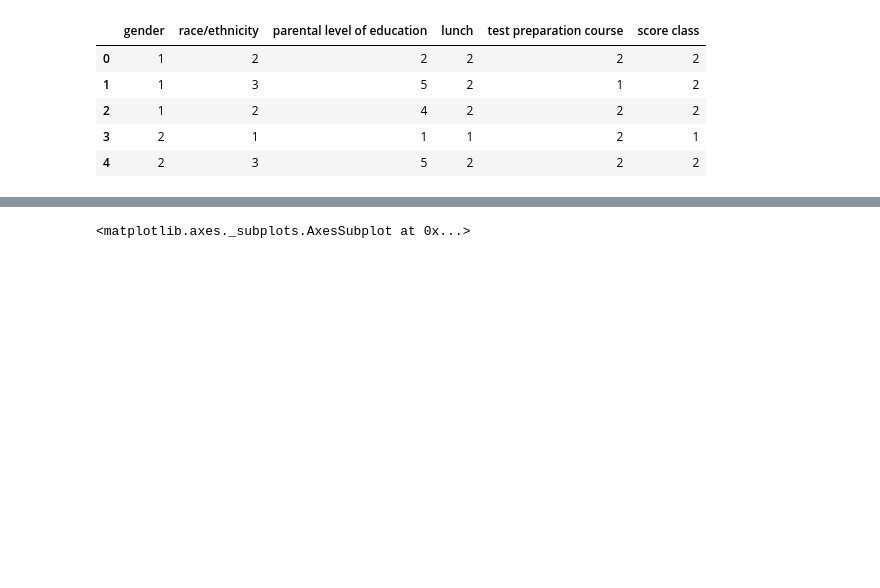
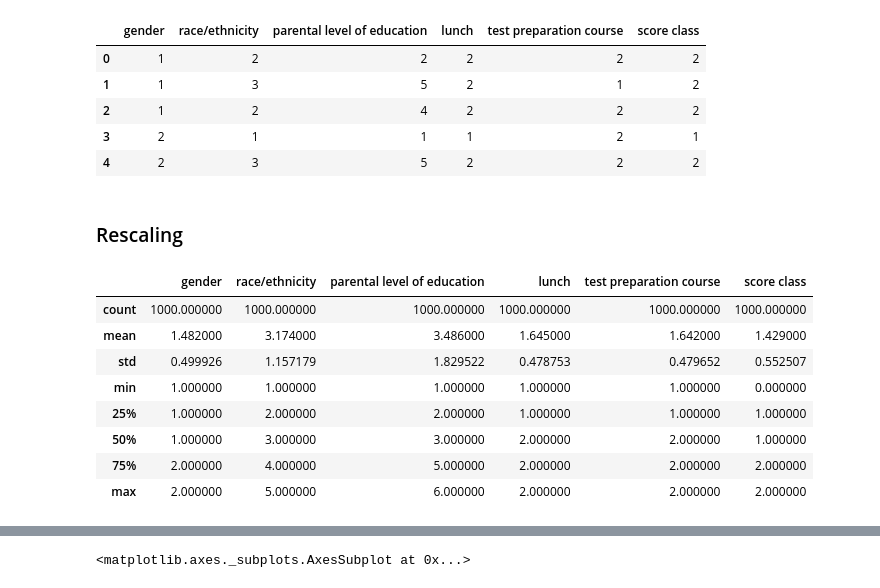
Before and after one commit to luiseduardogfranca/students-perfomance, a Jupyter notebook: Notebook (Classification) - Python3.ipynb, the cells around one changed output, grey strips where cells are left out. Saved outputs shown, nothing was run; the diff lists cells and outputs as text; code cells hidden in the pictures; blank space fills up the shorter version.

```diff
--- a/Notebook (Classification) - Python3.ipynb
+++ b/Notebook (Classification) - Python3.ipynb
@@ -133,3 +131,17 @@ df.head()
 | 2 | 1 | 2 | 4 | 2 | 2 | 2 |
 | 3 | 2 | 1 | 1 | 1 | 2 | 1 |
 | 4 | 2 | 3 | 5 | 2 | 2 | 2 |
+# %% [markdown]
+### Rescaling
+# %%
+df.describe()
+# %% [output]
+|  | gender | race/ethnicity | parental level of education | lunch | test preparation course | score class |
+| count | 1000.000000 | 1000.000000 | 1000.000000 | 1000.000000 | 1000.000000 | 1000.000000 |
+| mean | 1.482000 | 3.174000 | 3.486000 | 1.645000 | 1.642000 | 1.429000 |
+| std | 0.499926 | 1.157179 | 1.829522 | 0.478753 | 0.479652 | 0.552507 |
+| min | 1.000000 | 1.000000 | 1.000000 | 1.000000 | 1.000000 | 0.000000 |
+| 25% | 1.000000 | 2.000000 | 2.000000 | 1.000000 | 1.000000 | 1.000000 |
+| 50% | 1.000000 | 3.000000 | 3.000000 | 2.000000 | 2.000000 | 1.000000 |
+| 75% | 2.000000 | 4.000000 | 5.000000 | 2.000000 | 2.000000 | 2.000000 |
+| max | 2.000000 | 5.000000 | 6.000000 | 2.000000 | 2.000000 | 2.000000 |
```
Also changed, not shown: parts of 21 cells of this notebook, 1 other file.
